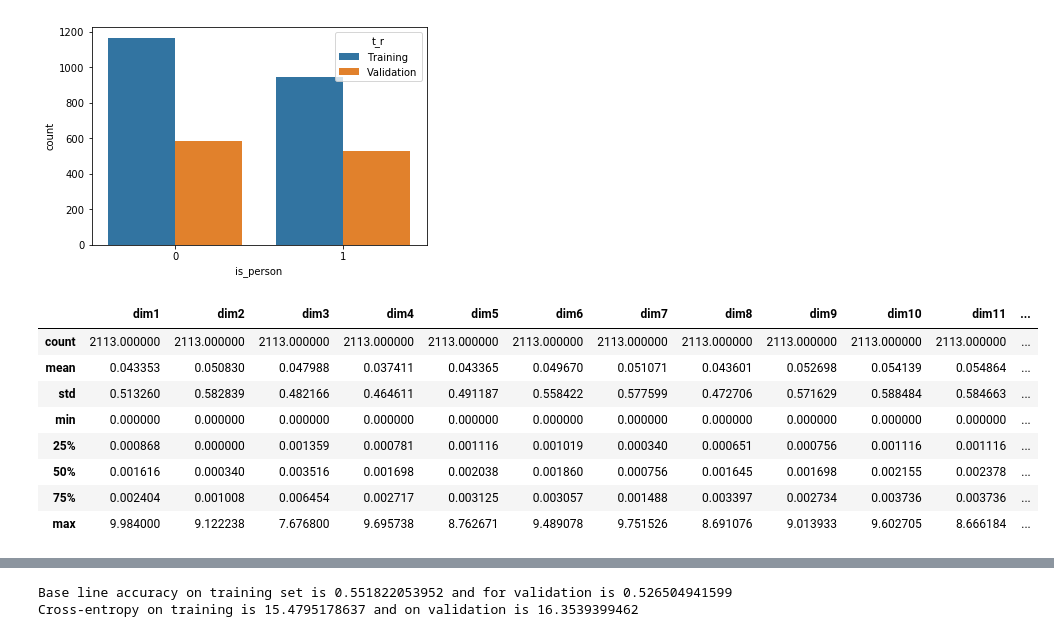
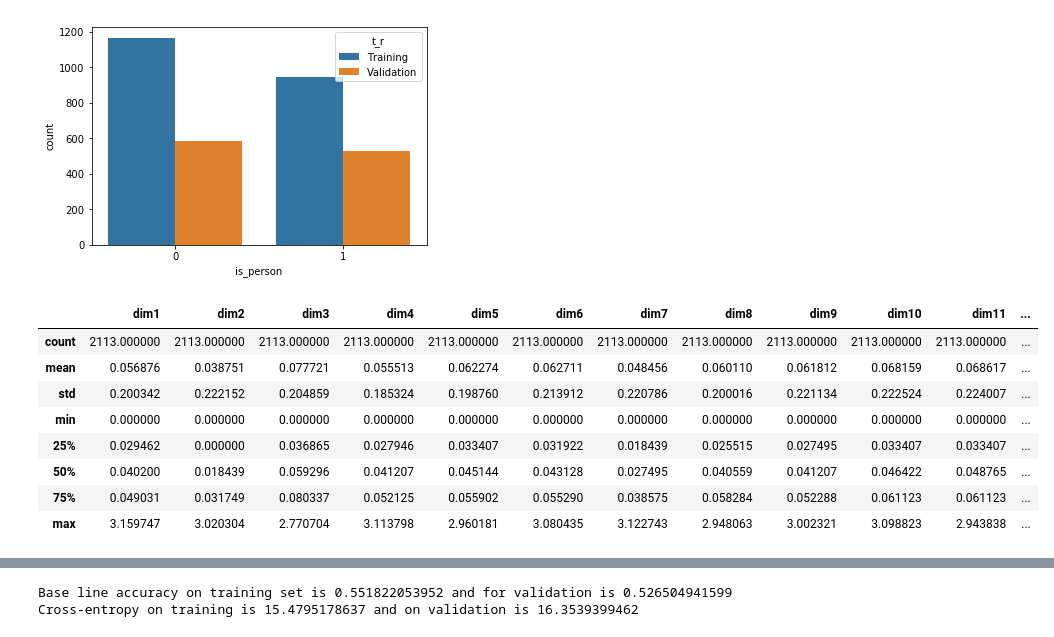
Before and after one commit to ShootingSpace/Machine-learning-practical-with-scikit-learn, a Jupyter notebook: 07_Assignment_3.ipynb, the cells around one changed output, grey strips where cells are left out. Drawn from its saved outputs; the diff is of its cells as text; code cells hidden in the pictures.

```diff
--- a/07_Assignment_3.ipynb
+++ b/07_Assignment_3.ipynb
@@ -1297,15 +1297,18 @@ y_tr    (2113,)
 y_val    (1113,)
 <matplotlib.axes._subplots.AxesSubplot at 0x...>
 [figure]
-# %%
-train_B.describe()
-# %% [output]
-|  | dim1 | dim2 | dim3 | dim4 | dim5 | dim6 | dim7 | dim8 | dim9 | dim10 | dim11 | ... |
-| count | 2113.000000 | 2113.000000 | 2113.000000 | 2113.000000 | 2113.000000 | 2113.000000 | 2113.000000 | 2113.000000 | 2113.000000 | 2113.000000 | 2113.000000 | ... |
-| mean | 0.043353 | 0.050830 | 0.047988 | 0.037411 | 0.043365 | 0.049670 | 0.051071 | 0.043601 | 0.052698 | 0.054139 | 0.054864 | ... |
-| std | 0.513260 | 0.582839 | 0.482166 | 0.464611 | 0.491187 | 0.558422 | 0.577599 | 0.472706 | 0.571629 | 0.588484 | 0.584663 | ... |
-| min | 0.000000 | 0.000000 | 0.000000 | 0.000000 | 0.000000 | 0.000000 | 0.000000 | 0.000000 | 0.000000 | 0.000000 | 0.000000 | ... |
-| 25% | 0.000868 | 0.000000 | 0.001359 | 0.000781 | 0.001116 | 0.001019 | 0.000340 | 0.000651 | 0.000756 | 0.001116 | 0.001116 | ... |
-| 50% | 0.001616 | 0.000340 | 0.003516 | 0.001698 | 0.002038 | 0.001860 | 0.000756 | 0.001645 | 0.001698 | 0.002155 | 0.002378 | ... |
-| 75% | 0.002404 | 0.001008 | 0.006454 | 0.002717 | 0.003125 | 0.003057 | 0.001488 | 0.003397 | 0.002734 | 0.003736 | 0.003736 | ... |
-| max | 9.984000 | 9.122238 | 7.676800 | 9.695738 | 8.762671 | 9.489078 | 9.751526 | 8.691076 | 9.013933 | 9.602705 | 8.666184 | ... |
+# %%
+#data transformation
+xtbn = np.sqrt(X_tr_B)
+xvbn = np.sqrt(X_val_B)
+xtbn.describe()
+# %% [output]
+|  | dim1 | dim2 | dim3 | dim4 | dim5 | dim6 | dim7 | dim8 | dim9 | dim10 | dim11 | ... |
+| count | 2113.000000 | 2113.000000 | 2113.000000 | 2113.000000 | 2113.000000 | 2113.000000 | 2113.000000 | 2113.000000 | 2113.000000 | 2113.000000 | 2113.000000 | ... |
+| mean | 0.056876 | 0.038751 | 0.077721 | 0.055513 | 0.062274 | 0.062711 | 0.048456 | 0.060110 | 0.061812 | 0.068159 | 0.068617 | ... |
+| std | 0.200342 | 0.222152 | 0.204859 | 0.185324 | 0.198760 | 0.213912 | 0.220786 | 0.200016 | 0.221134 | 0.222524 | 0.224007 | ... |
+| min | 0.000000 | 0.000000 | 0.000000 | 0.000000 | 0.000000 | 0.000000 | 0.000000 | 0.000000 | 0.000000 | 0.000000 | 0.000000 | ... |
+| 25% | 0.029462 | 0.000000 | 0.036865 | 0.027946 | 0.033407 | 0.031922 | 0.018439 | 0.025515 | 0.027495 | 0.033407 | 0.033407 | ... |
+| 50% | 0.040200 | 0.018439 | 0.059296 | 0.041207 | 0.045144 | 0.043128 | 0.027495 | 0.040559 | 0.041207 | 0.046422 | 0.048765 | ... |
+| 75% | 0.049031 | 0.031749 | 0.080337 | 0.052125 | 0.055902 | 0.055290 | 0.038575 | 0.058284 | 0.052288 | 0.061123 | 0.061123 | ... |
+| max | 3.159747 | 3.020304 | 2.770704 | 3.113798 | 2.960181 | 3.080435 | 3.122743 | 2.948063 | 3.002321 | 3.098823 | 2.943838 | ... |
```
Also changed, not shown: parts of 7 cells of this notebook, 2 other files.
